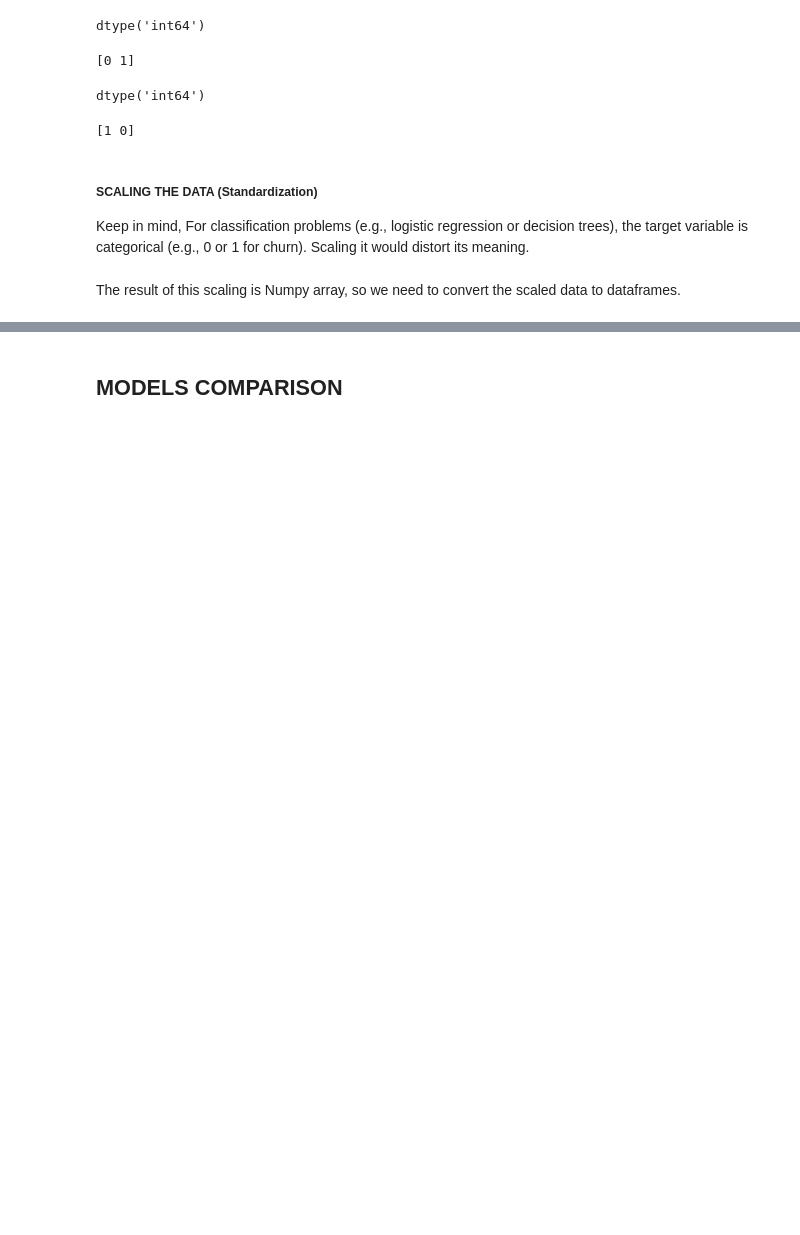
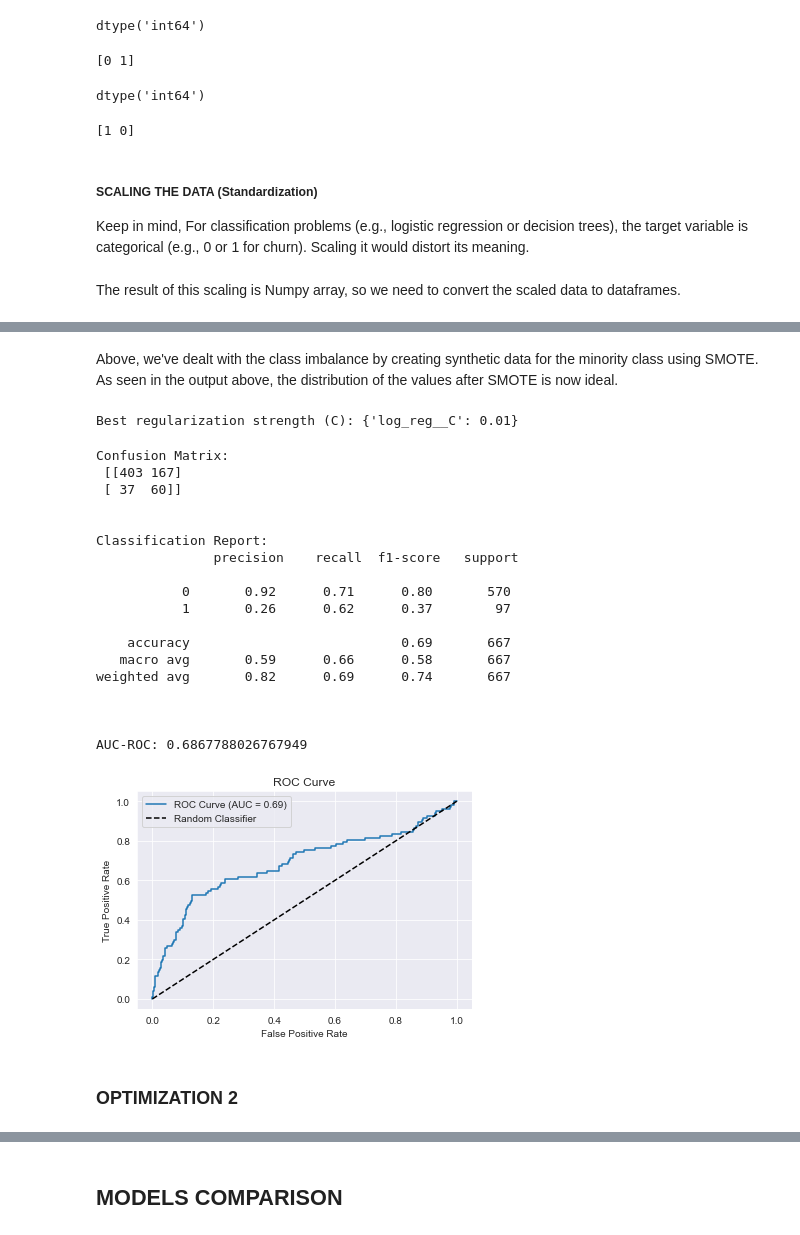
Before and after one commit to Calmar-lab/SYRIATEL-CUSTOMER-CHURN-PREDICTION-PROJECT, a Jupyter notebook: SyriaTel_Customer_Churn_Prediction_Project.ipynb, the cells around one changed output, grey strips where cells are left out. Cells and saved outputs as stored; diff of their text form; code cells hidden in the pictures; blank space fills up the shorter version.

```diff
--- a/SyriaTel_Customer_Churn_Prediction_Project.ipynb
+++ b/SyriaTel_Customer_Churn_Prediction_Project.ipynb
@@ -1058,0 +1481,2 @@ Imbalance handling (like SMOTE or class weighting) alters the training dataset b
+# %% [markdown]
+Above, we've dealt with the class imbalance by creating synthetic data for the minority class using SMOTE. As seen in the output above, the distribution of the values after SMOTE is now ideal.
@@ -1058,0 +1508,73 @@ Imbalance handling (like SMOTE or class weighting) alters the training dataset b
+# %%
+# Train the model
+# grid_search contain our model, the pipeline with the processing steps, and the parameter grid. So we fit the grid search..
+#... to the training model.
+grid_search.fit(X_train_final, y_train_final)
+
+
+# Get the best model
+best_model = grid_search.best_estimator_
+
+
+# Best hyperparameter value
+print("Best regularization strength (C):", grid_search.best_params_)
+# %% [output]
+Best regularization strength (C): {'log_reg__C': 0.01}
+# %%
+# Evaluation of the optimized model
+
+# Predict the test set
+y_pred = best_model.predict(X_test_final)
+y_pred_prob = best_model.predict_proba(X_test_final)[:, 1]
+
+
+# Confusion Matrix
+conf_matrix = confusion_matrix(y_test_final, y_pred)
+print("Confusion Matrix:\n", conf_matrix)
+print('\n')
+
+
+# Classification Report
+class_report = classification_report(y_test_final, y_pred)
+print("Classification Report:\n", class_report)
+print('\n')
+
+
+# AUC-ROC
+roc_auc = roc_auc_score(y_test_final, y_pred_prob)
+print("AUC-ROC:", roc_auc)
+print('\n')
+
+
+
+# Plot ROC Curve
+fpr, tpr, thresholds = roc_curve(y_test_final, y_pred_prob)
+plt.plot(fpr, tpr, label=f"ROC Curve (AUC = {roc_auc:.2f})")
+plt.plot([0, 1], [0, 1], 'k--', label='Random Classifier')
+plt.xlabel('False Positive Rate')
+plt.ylabel('True Positive Rate')
+plt.title('ROC Curve')
+plt.legend()
+plt.show()
+# %% [output]
+Confusion Matrix:
+ [[403 167]
+ [ 37  60]]
+
+
+Classification Report:
+               precision    recall  f1-score   support
+
+           0       0.92      0.71      0.80       570
+           1       0.26      0.62      0.37        97
+
+    accuracy                           0.69       667
+   macro avg       0.59      0.66      0.58       667
+weighted avg       0.82      0.69      0.74       667
+
+
+
+AUC-ROC: 0.6867788026767949
+[figure, added]
+# %% [markdown]
+### OPTIMIZATION 2
```
Also changed, not shown: parts of 52 cells of this notebook.
